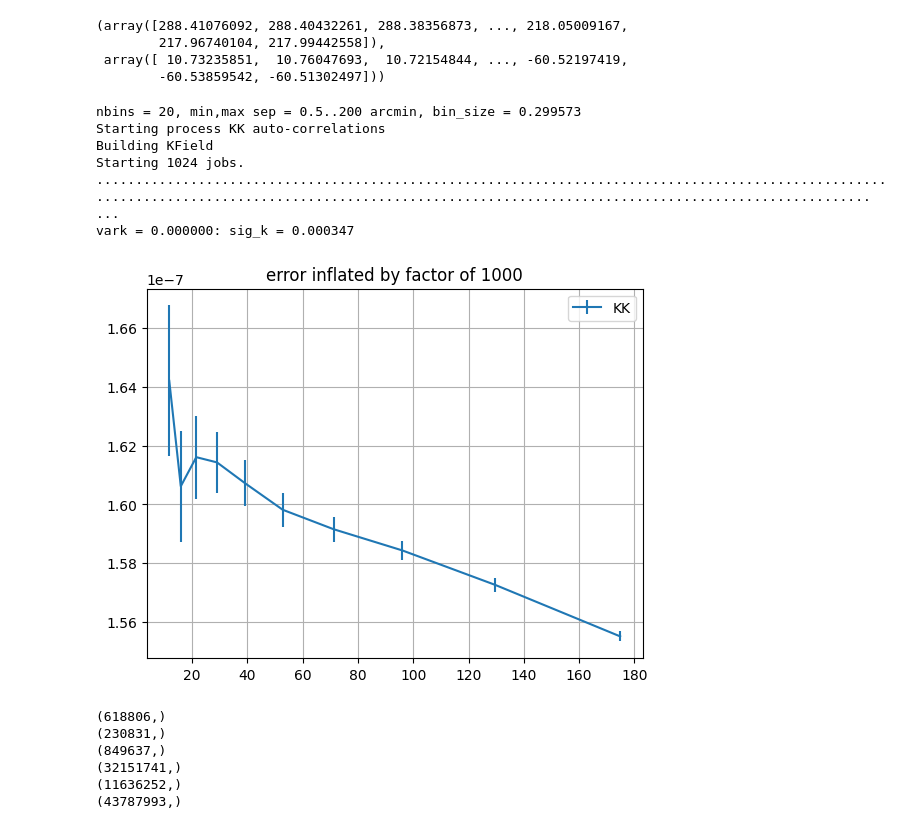
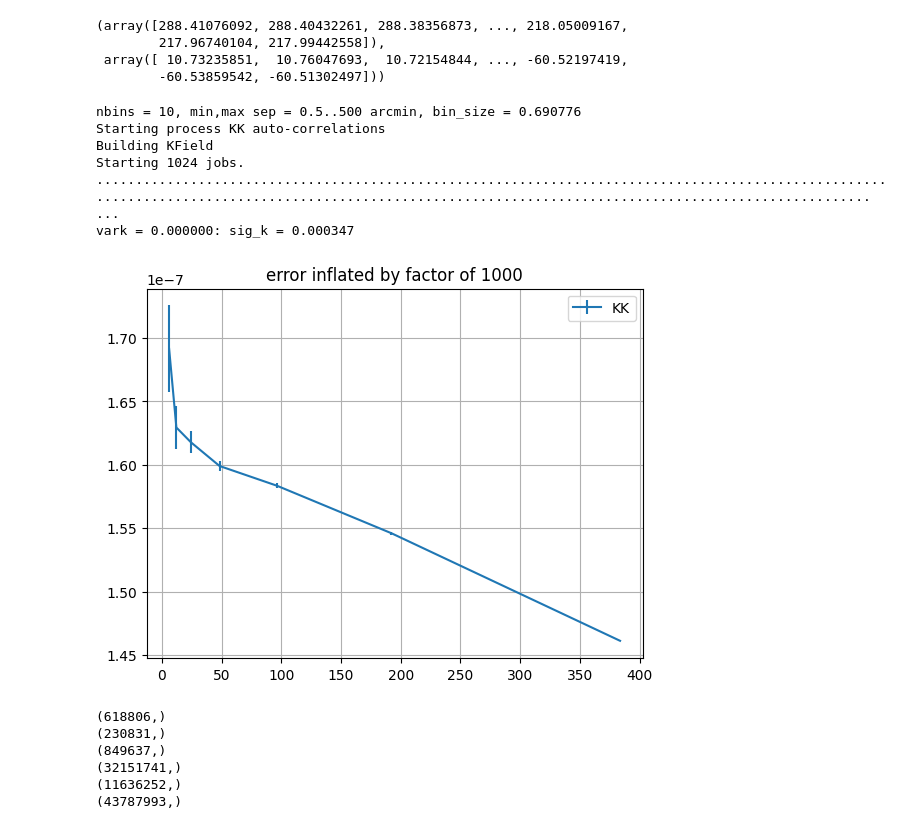
Before and after one commit to shubhagrawal30/LIM_archival, a Jupyter notebook: notebooks/treecorr.ipynb, the cells around one changed output. Cells and saved outputs as stored; diff of their text form; code cells hidden in the pictures.

```diff
--- a/notebooks/treecorr.ipynb
+++ b/notebooks/treecorr.ipynb
@@ -149,30 +148,30 @@ ra, dec
 # %%
 mapdata = treecorr.Catalog(ra=ra, dec=dec, k=Ivals * mask, ra_units='deg', dec_units='deg')
 
-config = {'nbins': 20, 'min_sep': 0.5, 'max_sep': 200, 'sep_units': 'arcmin', 'bin_slop': 0.1, 'verbose': 2}
+config = {'nbins': 10, 'min_sep': 0.5, 'max_sep': 500, 'sep_units': 'arcmin', 'verbose': 2}
 
 kk = treecorr.KKCorrelation(config=config)
 kk.process(mapdata)
 # %% [output]
-nbins = 20, min,max sep = 0.5..200 arcmin, bin_size = 0.299573
+nbins = 10, min,max sep = 0.5..500 arcmin, bin_size = 0.690776
 Starting process KK auto-correlations
 Building KField
 Starting 1024 jobs.
 ........................................................................................................................................................................................................ ...
 vark = 0.000000: sig_k = 0.000347
 # %%
-margin = 10
+margin = 3
 error_inflation = 1000
 
 plt.figure()
 plt.errorbar(np.exp(kk.meanlogr)[margin:], kk.xi[margin:], \
     yerr=np.sqrt(kk.varxi)[margin:]*error_inflation, label='KK')
 plt.title(f'error inflated by factor of {error_inflation}')
 # plt.loglog()
 plt.legend()
 plt.grid()
 plt.show()
 plt.close()
 # %% [output]
-[figure, old version]
+[figure, new version]
 # %%
```
Also changed, not shown: parts of 7 cells of this notebook.
